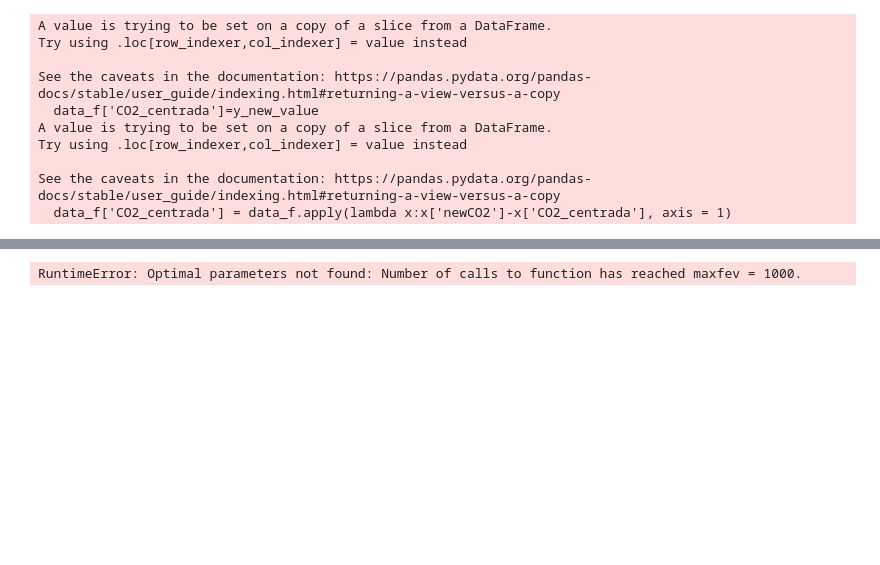
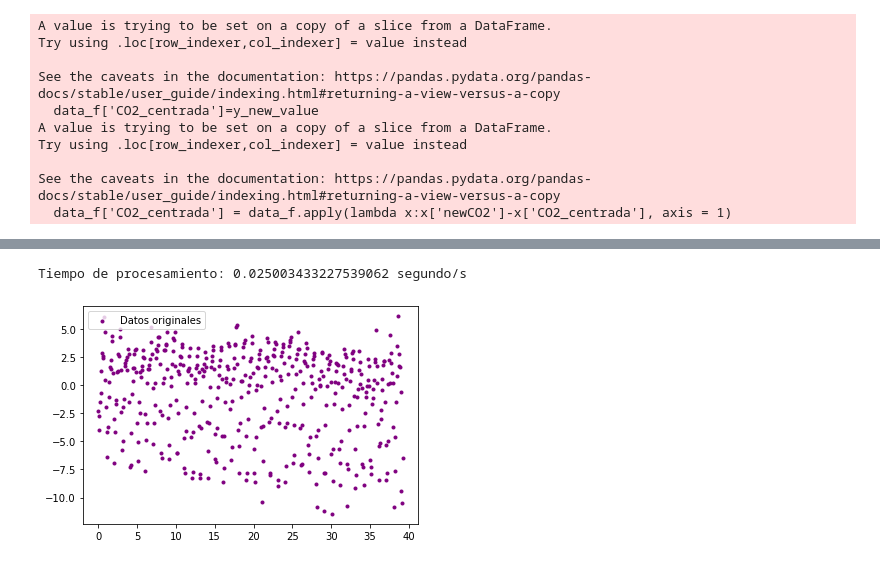
Before and after one commit to rlg23/Grupo2, a Jupyter notebook: TareaGrupo2_JC.ipynb, the cells around one changed output, grey strips where cells are left out. Saved outputs shown, nothing was run; the diff lists cells and outputs as text; code cells hidden in the pictures; blank space fills up the shorter version.

```diff
--- a/TareaGrupo2_JC.ipynb
+++ b/TareaGrupo2_JC.ipynb
@@ -557,41 +552,44 @@ start=time.time()
 
 #se ingresa la funcion
 def function(x,b0,b1,b2,b3):
-    return b0 * np.exp(b3*x)*(np.sin(b1*(x-data_f.Date.values[0]) + b2))
+    T = data_f.Date.values[0]
+    return b0 * np.exp(b3*(x))*(np.sin(b1*(x) + b2))
 
 #Se reescriben los datos necesarios como un array
 
-x=data_f['Date']
+x=data_f['t-T']
 x = np.array(x)
 y=data_f['CO2_centrada']
 y=np.array(y)
 
 #Optimizacion de la funcion y valor beta
 popt,cov=scipy.optimize.curve_fit(function, x, y) #5487
 b0,b1,b2,b3, = popt
 
+
 # #Minimo
 # x_new_value = np.arange(min(x), 40,0.08495)
 # y_new_value = function(x_new_value, b0,b1,b2,b3)
 
 # #Ploteo
-# plt.scatter(x,y,color="purple",label='Datos originales',marker='.')
-# plt.legend(loc='upper left')
+plt.scatter(x,y,color="purple",label='Datos originales',marker='.')
+plt.legend(loc='upper left')
 # plt.plot(x,y_new_value,color="red",label='Datos ajustados')
 # plt.legend(loc='upper left')
 # # plt.xlabel('t - T')
 # # plt.ylabel('newCO2')
 # print("Valor estimado de b0 : "+ str(b0))
 # print("Valor estimado de b1 : " + str(b1))
 # print("Valor estimado de b2 : "+ str(b2))
 # print("Valor estimado de b3 : " + str(b3))
 # # plt.title("")
 # # plt.show()
 
 
 
 
 stop=time.time()
 print('Tiempo de procesamiento: '+str(stop-start)+' segundo/s')
 # %% [output]
-RuntimeError: Optimal parameters not found: Number of calls to function has reached maxfev = 1000.
+Tiempo de procesamiento: 0.025003433227539062 segundo/s
+[figure, added]
```
Also changed, not shown: parts of 12 cells of this notebook.
